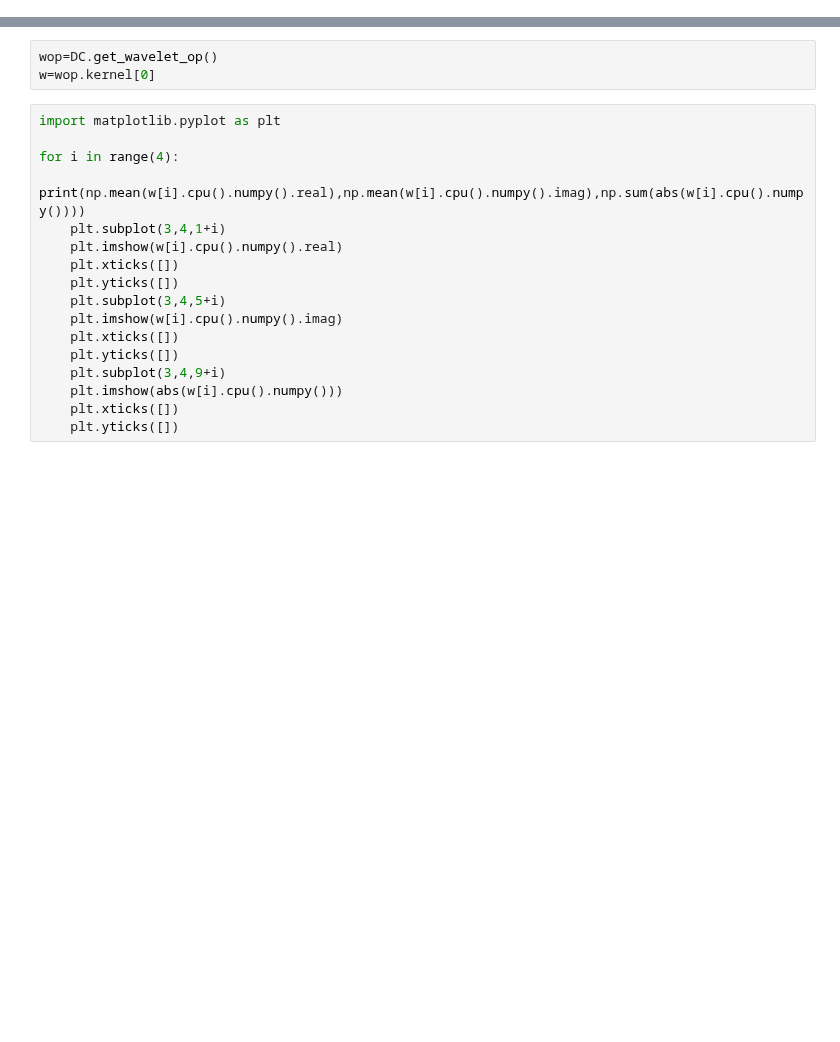
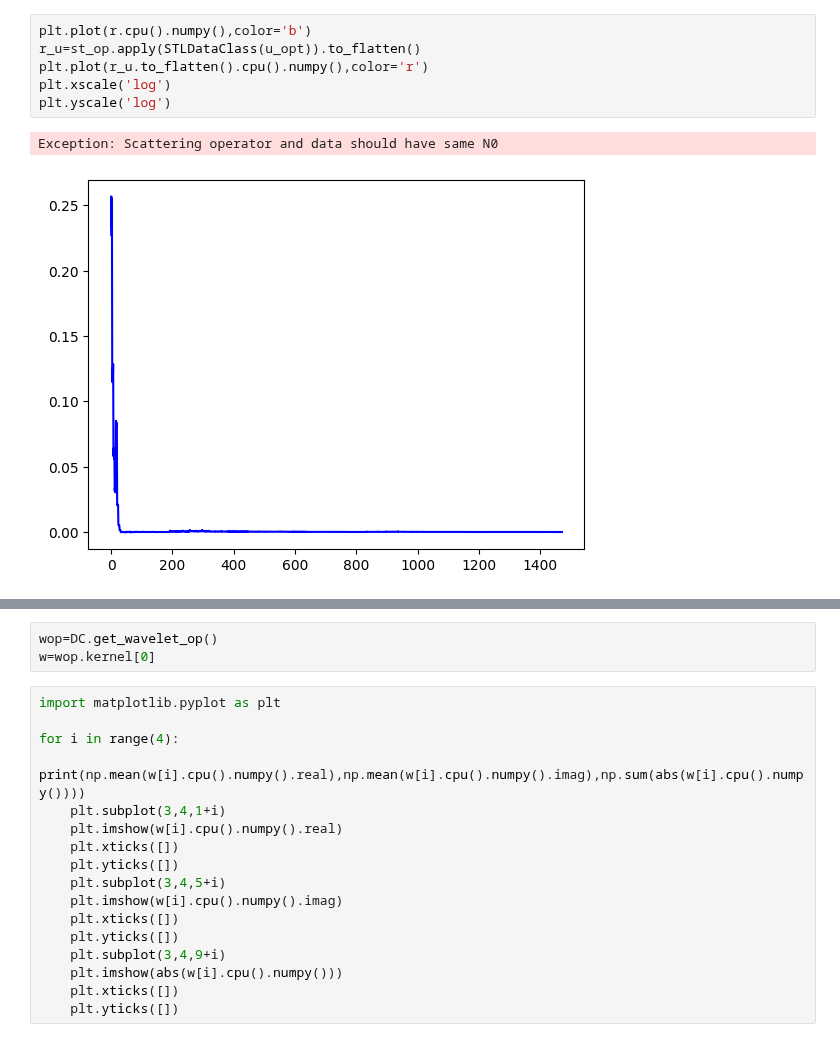
Before and after one commit to Eralys/STL_dev, a Jupyter notebook: STL_main/Planar2Dtest/unit_test.ipynb, the cells around one changed output, grey strips where cells are left out. Cells and saved outputs as stored; diff of their text form; blank space fills up the shorter version.

```diff
--- a/STL_main/Planar2Dtest/unit_test.ipynb
+++ b/STL_main/Planar2Dtest/unit_test.ipynb
@@ -8,0 +187,9 @@ DC=STLDataClass(np.random.randn(128,128))
+# %%
+plt.plot(r.cpu().numpy(),color='b')
+r_u=st_op.apply(STLDataClass(u_opt)).to_flatten()
+plt.plot(r_u.to_flatten().cpu().numpy(),color='r')
+plt.xscale('log')
+plt.yscale('log')
+# %% [output]
+Exception: Scattering operator and data should have same N0
+[figure, added]
```
Also changed, not shown: parts of 12 cells of this notebook, 5 other files.
